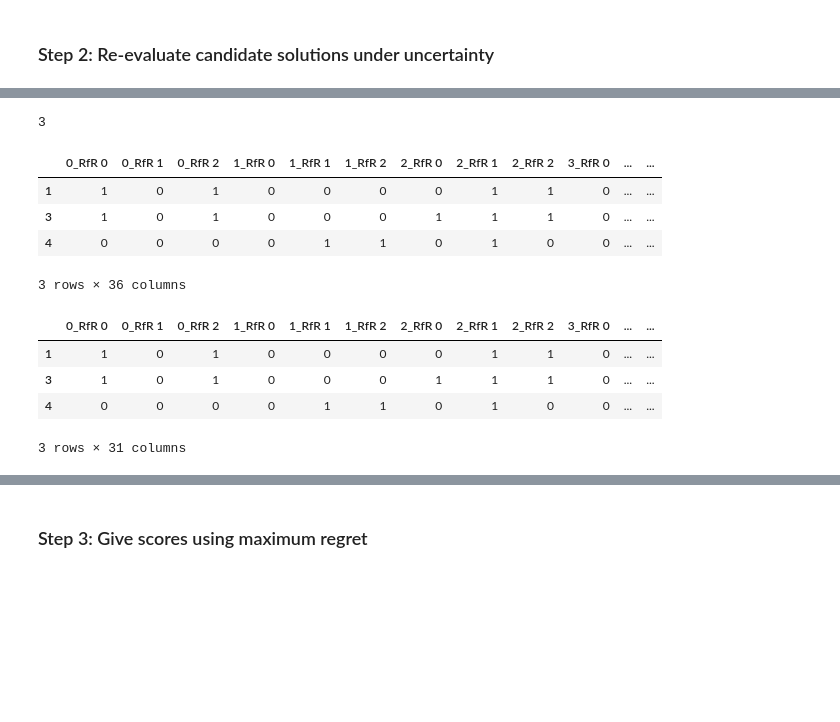
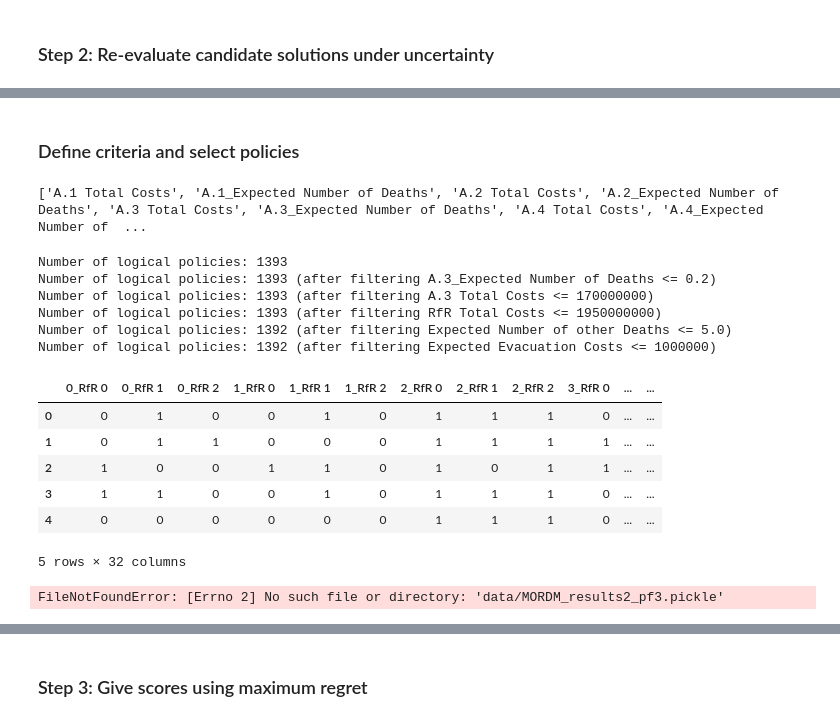
Before and after one commit to EwoutH/modelbased-g13, a Jupyter notebook: Optimization policies.ipynb, the cells around one changed output, grey strips where cells are left out. Drawn from its saved outputs; the diff is of its cells as text; code cells hidden in the pictures; blank space fills up the shorter version.

```diff
--- a/Optimization policies.ipynb
+++ b/Optimization policies.ipynb
@@ -140,8 +156,5 @@ plt.show()
 # %% [markdown]
 ### Step 2: Re-evaluate candidate solutions under uncertainty
-# %%
-pf = 2
-model, _ = get_model_for_problem_formulation(pf)
 # %%
 from ema_workbench import Samplers
 
@@ -213,26 +212,59 @@ Name: Expected Annual Damage, dtype: bool
-# %%
-logical = (results["Expected Number of Deaths"] <= 0.01) & (results["Expected Annual Damage"] <= 1000000)
-np.sum(logical)
-# %% [output]
-3
-# %%
-results[logical].head()
-# %% [output]
-|  | 0_RfR 0 | 0_RfR 1 | 0_RfR 2 | 1_RfR 0 | 1_RfR 1 | 1_RfR 2 | 2_RfR 0 | 2_RfR 1 | 2_RfR 2 | 3_RfR 0 | ... | ... |
-| 1 | 1 | 0 | 1 | 0 | 0 | 0 | 0 | 1 | 1 | 0 | ... | ... |
-| 3 | 1 | 0 | 1 | 0 | 0 | 0 | 1 | 1 | 1 | 0 | ... | ... |
-| 4 | 0 | 0 | 0 | 0 | 1 | 1 | 0 | 1 | 0 | 0 | ... | ... |
-3 rows × 36 columns
+# %% [markdown]
+### Define criteria and select policies
+# %%
+years = 200                     # Current preferred timeframe
+A3_deaths_per_year = 0.001      # Translates roughly 1 in 100:000 yearly chance of dike breakage in A.3 ring
+other_deaths_per_year = 0.025   # Translates roughly 1 in  10:000 yearly chance of dike breakage in other dike rings
+max_A3_total_costs = 170000000  # Our max preferred costs
+max_rfr_costs = 1950000000      # Rijkswaterstaat budget of 2.3 billion minus 350 million for our compensation
+max_evacuation_costs = 1000000  # No real reason
+# %%
+print(list(outcomes.keys()))
+# %% [output]
+['A.1 Total Costs', 'A.1_Expected Number of Deaths', 'A.2 Total Costs', 'A.2_Expected Number of Deaths', 'A.3 Total Costs', 'A.3_Expected Number of Deaths', 'A.4 Total Costs', 'A.4_Expected Number of  ...
+# %%
+criteria_dict = {}
+if pf == 3:
+    # Sum the deaths for all other dike rings
+    results["Expected Number of other Deaths"] = results[[f'A.{dike_ring}_Expected Number of Deaths' for dike_ring in [1, 2, 4, 5]]].sum(axis=1)
+
+    # Define the citerea
+    criteria_dict['A.3_Expected Number of Deaths'] = A3_deaths_per_year * years
+    criteria_dict['A.3 Total Costs'] = max_A3_total_costs
+    criteria_dict['RfR Total Costs'] = max_rfr_costs
+    criteria_dict['Expected Number of other Deaths'] = other_deaths_per_year * years
+    criteria_dict['Expected Evacuation Costs'] = max_evacuation_costs
+
+else:
+    print(f"TODO: Implement these criteria for problem formulation {pf}")
+# %%
+# Filter results DataFrame for criteria
+logical = None
+policies = results
+
+print(f"Number of logical policies: {len(policies.index)}")
+for column, value in criteria_dict.items():
+    logical = policies[column] <= value
+    print(f"Number of logical policies: {len(policies.index)} (after filtering {column} <= {value})")
+    policies = policies[logical]
+# %% [output]
+Number of logical policies: 1393
+Number of logical policies: 1393 (after filtering A.3_Expected Number of Deaths <= 0.2)
+Number of logical policies: 1393 (after filtering A.3 Total Costs <= 170000000)
+Number of logical policies: 1393 (after filtering RfR Total Costs <= 1950000000)
+Number of logical policies: 1392 (after filtering Expected Number of other Deaths <= 5.0)
+Number of logical policies: 1392 (after filtering Expected Evacuation Costs <= 1000000)
 # %%
-policies = results[logical]
 policies = policies.drop([o.name for o in model.outcomes], axis=1)
 policies.head()
 # %% [output]
 |  | 0_RfR 0 | 0_RfR 1 | 0_RfR 2 | 1_RfR 0 | 1_RfR 1 | 1_RfR 2 | 2_RfR 0 | 2_RfR 1 | 2_RfR 2 | 3_RfR 0 | ... | ... |
-| 1 | 1 | 0 | 1 | 0 | 0 | 0 | 0 | 1 | 1 | 0 | ... | ... |
-| 3 | 1 | 0 | 1 | 0 | 0 | 0 | 1 | 1 | 1 | 0 | ... | ... |
-| 4 | 0 | 0 | 0 | 0 | 1 | 1 | 0 | 1 | 0 | 0 | ... | ... |
+| 0 | 0 | 1 | 0 | 0 | 1 | 0 | 1 | 1 | 1 | 0 | ... | ... |
+| 1 | 0 | 1 | 1 | 0 | 0 | 0 | 1 | 1 | 1 | 1 | ... | ... |
+| 2 | 1 | 0 | 0 | 1 | 1 | 0 | 1 | 0 | 1 | 1 | ... | ... |
+| 3 | 1 | 1 | 0 | 0 | 1 | 0 | 1 | 1 | 1 | 0 | ... | ... |
+| 4 | 0 | 0 | 0 | 0 | 0 | 0 | 1 | 1 | 1 | 0 | ... | ... |
-3 rows × 31 columns
+5 rows × 32 columns
 # %%
 policies_to_evaluate = []
 
@@ -254,6 +286,8 @@ else:
     # Save results in Pickle file
     with open(f"data/MORDM_results2_pf{pf}.pickle","wb") as filehandler:
         pickle.dump(results2,filehandler)
+# %% [output]
+FileNotFoundError: [Errno 2] No such file or directory: 'data/MORDM_results2_pf3.pickle'
 # %%
 def s_to_n(data, direction):
     mean = np.mean(data)
```
Also changed, not shown: parts of 17 cells of this notebook.
